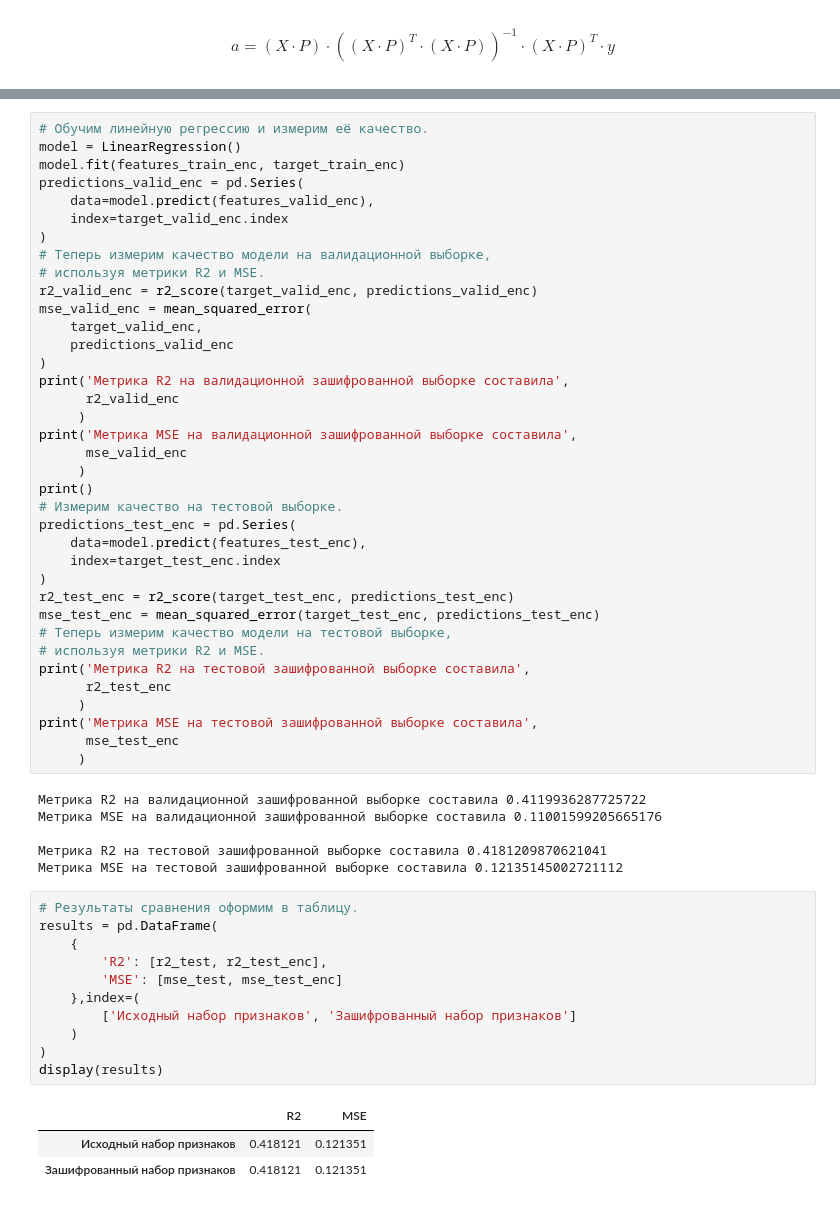
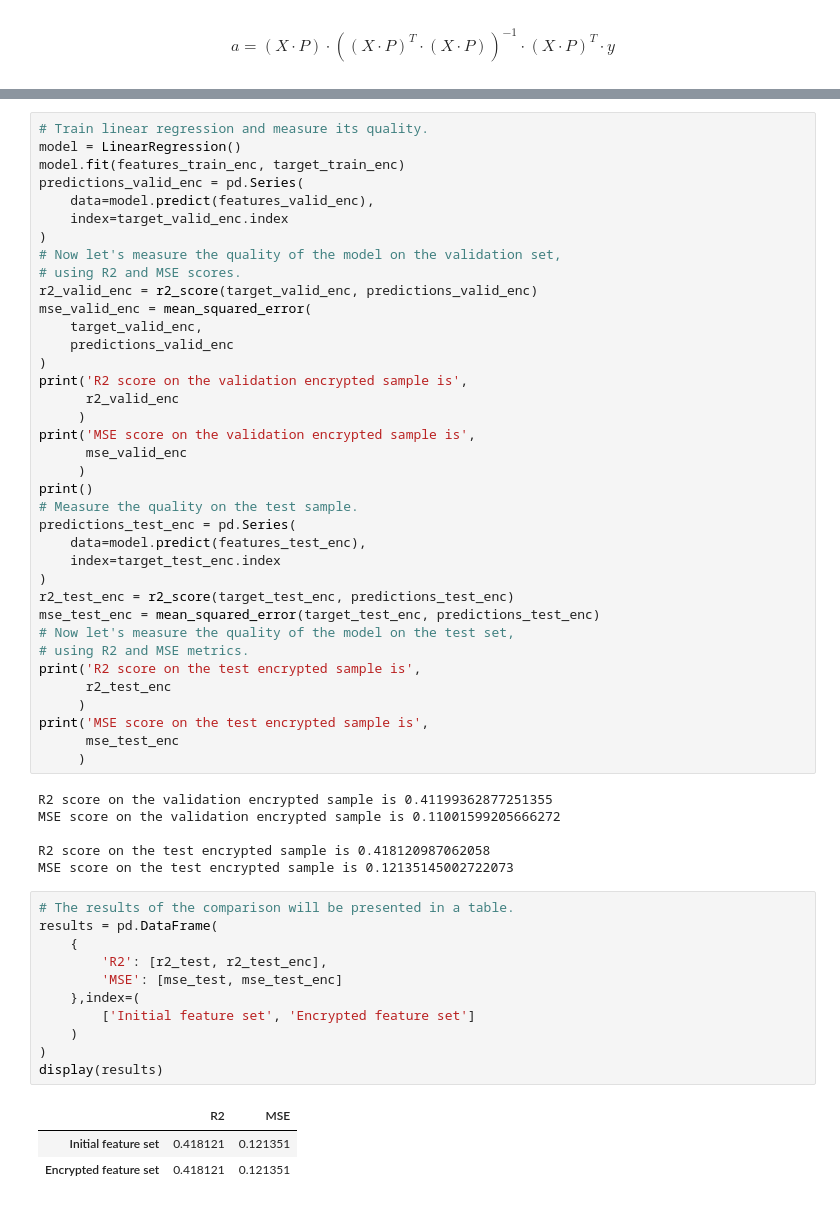
Before and after one commit to radio-raheem/my-projects, a Jupyter notebook: protection_of_personal_information/protection_of_personal_information_git.ipynb, the cells around one changed output, grey strips where cells are left out. Cells and saved outputs as stored; diff of their text form.

```diff
--- a/protection_of_personal_information/protection_of_personal_information_git.ipynb
+++ b/protection_of_personal_information/protection_of_personal_information_git.ipynb
@@ -489,59 +497,59 @@ array([[-1.97240014,  1.76004024, -0.08309671,  1.22285233],
 # %%
-# Обучим линейную регрессию и измерим её качество.
+# Train linear regression and measure its quality.
 model = LinearRegression()
 model.fit(features_train_enc, target_train_enc)
 predictions_valid_enc = pd.Series(
     data=model.predict(features_valid_enc),
     index=target_valid_enc.index
 )
-# Теперь измерим качество модели на валидационной выборке,
-# используя метрики R2 и MSE.
+# Now let's measure the quality of the model on the validation set,
+# using R2 and MSE scores.
 r2_valid_enc = r2_score(target_valid_enc, predictions_valid_enc)
 mse_valid_enc = mean_squared_error(
     target_valid_enc,
     predictions_valid_enc
 )
-print('Метрика R2 на валидационной зашифрованной выборке составила',
+print('R2 score on the validation encrypted sample is',
       r2_valid_enc
      )
-print('Метрика MSE на валидационной зашифрованной выборке составила',
+print('MSE score on the validation encrypted sample is',
       mse_valid_enc
      )
 print()
-# Измерим качество на тестовой выборке.
+# Measure the quality on the test sample.
 predictions_test_enc = pd.Series(
     data=model.predict(features_test_enc),
     index=target_test_enc.index
 )
 r2_test_enc = r2_score(target_test_enc, predictions_test_enc)
 mse_test_enc = mean_squared_error(target_test_enc, predictions_test_enc)
-# Теперь измерим качество модели на тестовой выборке,
-# используя метрики R2 и MSE.
-print('Метрика R2 на тестовой зашифрованной выборке составила',
+# Now let's measure the quality of the model on the test set,
+# using R2 and MSE metrics.
+print('R2 score on the test encrypted sample is',
       r2_test_enc
      )
-print('Метрика MSE на тестовой зашифрованной выборке составила',
+print('MSE score on the test encrypted sample is',
       mse_test_enc
      )
 # %% [output]
-Метрика R2 на валидационной зашифрованной выборке составила 0.4119936287725722
-Метрика MSE на валидационной зашифрованной выборке составила 0.11001599205665176
+R2 score on the validation encrypted sample is 0.41199362877251355
+MSE score on the validation encrypted sample is 0.11001599205666272
 
-Метрика R2 на тестовой зашифрованной выборке составила 0.4181209870621041
-Метрика MSE на тестовой зашифрованной выборке составила 0.12135145002721112
+R2 score on the test encrypted sample is 0.418120987062058
+MSE score on the test encrypted sample is 0.12135145002722073
 # %%
-# Результаты сравнения оформим в таблицу.
+# The results of the comparison will be presented in a table.
 results = pd.DataFrame(
     {
         'R2': [r2_test, r2_test_enc],
         'MSE': [mse_test, mse_test_enc]
     },index=(
-        ['Исходный набор признаков', 'Зашифрованный набор признаков']
+        ['Initial feature set', 'Encrypted feature set']
     )
 )
 display(results)
 # %% [output]
 |  | R2 | MSE |
-| Исходный набор признаков | 0.418121 | 0.121351 |
-| Зашифрованный набор признаков | 0.418121 | 0.121351 |
+| Initial feature set | 0.418121 | 0.121351 |
+| Encrypted feature set | 0.418121 | 0.121351 |
 # %% [markdown]
```
Also changed, not shown: parts of 66 cells of this notebook.
